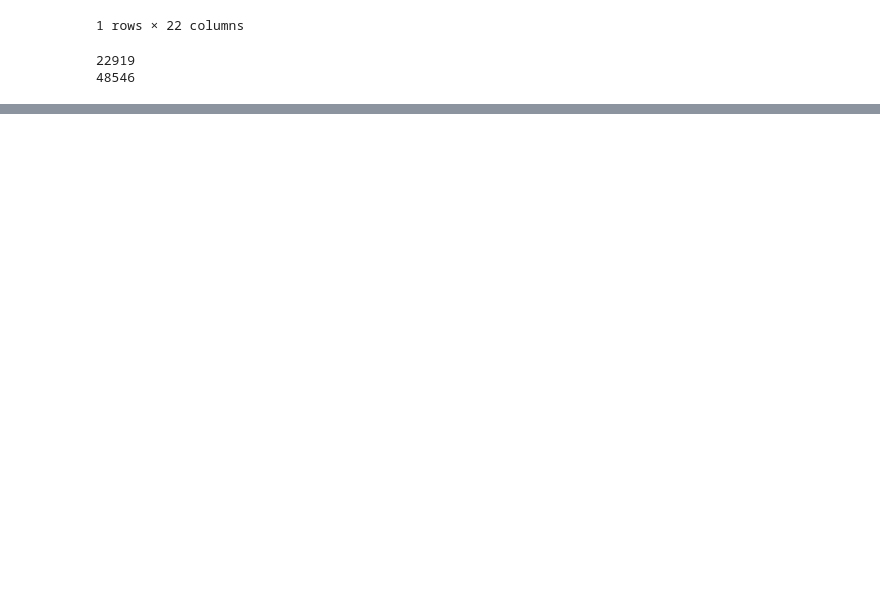
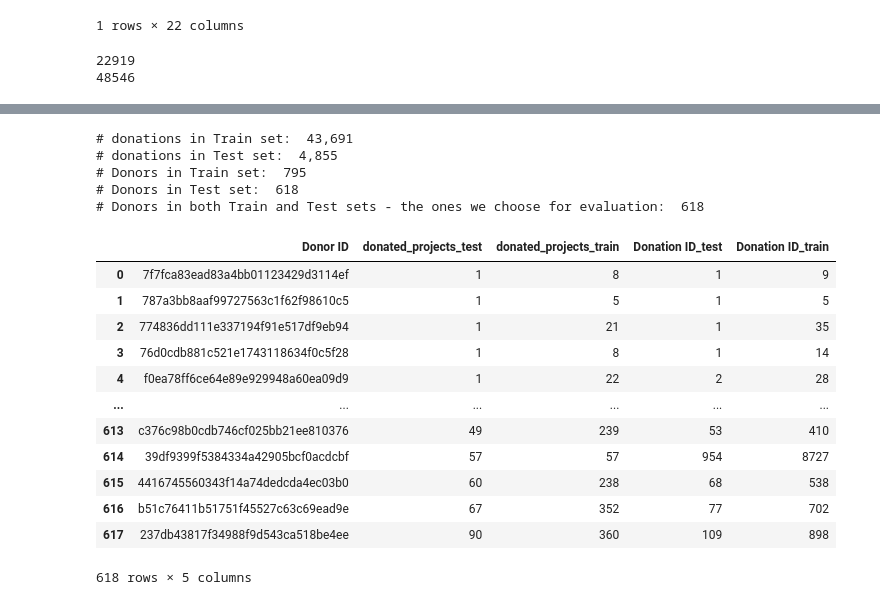
Before and after one commit to mitramir55/Recommender-systems, a Jupyter notebook: TFIDF.ipynb, the cells around one changed output, grey strips where cells are left out. Saved outputs shown, nothing was run; the diff lists cells and outputs as text; code cells hidden in the pictures; blank space fills up the shorter version.

```diff
--- a/TFIDF.ipynb
+++ b/TFIDF.ipynb
@@ -121,0 +137,47 @@ tfidf_matrix.shape = (860, 3146)
+# %%
+df_train, df_test = train_test_split(df, test_size=0.1, random_state=42)
+
+print('# donations in Train set: ', f"{len(df_train):,}")
+print('# donations in Test set: ',  f"{len(df_test):,}")
+
+print('# Donors in Train set: ', f"{len(df_train['Donor ID'].unique()):,}")
+print('# Donors in Test set: ',  f"{len(df_test['Donor ID'].unique()):,}")
+
+
+print('# Donors in both Train and Test sets - the ones we choose for evaluation: ',
+      colored(f"{len(df_train[df_train['Donor ID'].isin(df_test['Donor ID'].values.tolist())]['Donor ID'].unique()):,}", 'blue'))
+
+
+
+df_train = df_train[df_train['Donor ID'].isin(df_test['Donor ID'].values.tolist())].reset_index(drop=True)
+df_test = df_test[df_test['Donor ID'].isin(df_train['Donor ID'].values.tolist())].reset_index(drop=True)
+
+# sum of donation in a grouped by donor id dataset
+df_train_donor_index = df_train.groupby(by = ['Donor ID', 'Project ID']).sum()[['Donation Amount']].reset_index().set_index('Donor ID')
+df_test_donor_index = df_test.groupby(by = ['Donor ID', 'Project ID']).sum()[['Donation Amount']].reset_index().set_index('Donor ID')
+# %% [output]
+# donations in Train set:  43,691
+# donations in Test set:  4,855
+# Donors in Train set:  795
+# Donors in Test set:  618
+# Donors in both Train and Test sets - the ones we choose for evaluation:  618
+# %%
+test_train_comparison_df = pd.merge(right = df_train.groupby('Donor ID').count()[['Donation ID']].reset_index(), left = df_test.groupby('Donor ID').count()[['Donation ID']].reset_index(), on='Donor ID', suffixes=('_test', '_train')).sort_values(by='Donation ID_test').reset_index(drop=True)
+test_train_comparison_df = pd.merge(right = test_train_comparison_df, left = df_train.groupby('Donor ID'). agg({"Project ID": "nunique"})[['Project ID']].reset_index().rename(columns={'Project ID': 'donated_projects_train'}), on='Donor ID')
+test_train_comparison_df = pd.merge(right = test_train_comparison_df, left = df_test.groupby('Donor ID'). agg({"Project ID": "nunique"})[['Project ID']].reset_index().rename(columns={'Project ID': 'donated_projects_test'}), on='Donor ID')
+
+test_train_comparison_df.sort_values(by='donated_projects_test').reset_index(drop=True)
+# %% [output]
+|  | Donor ID | donated_projects_test | donated_projects_train | Donation ID_test | Donation ID_train |
+| 0 | 7f7fca83ead83a4bb01123429d3114ef | 1 | 8 | 1 | 9 |
+| 1 | 787a3bb8aaf99727563c1f62f98610c5 | 1 | 5 | 1 | 5 |
+| 2 | 774836dd111e337194f91e517df9eb94 | 1 | 21 | 1 | 35 |
+| 3 | 76d0cdb881c521e1743118634f0c5f28 | 1 | 8 | 1 | 14 |
+| 4 | f0ea78ff6ce64e89e929948a60ea09d9 | 1 | 22 | 2 | 28 |
+| ... | ... | ... | ... | ... | ... |
+| 613 | c376c98b0cdb746cf025bb21ee810376 | 49 | 239 | 53 | 410 |
+| 614 | 39df9399f5384334a42905bcf0acdcbf | 57 | 57 | 954 | 8727 |
+| 615 | 4416745560343f14a74dedcda4ec03b0 | 60 | 238 | 68 | 538 |
+| 616 | b51c76411b51751f45527c63c69ead9e | 67 | 352 | 77 | 702 |
+| 617 | 237db43817f34988f9d543ca518be4ee | 90 | 360 | 109 | 898 |
+618 rows × 5 columns
```
Also changed, not shown: parts of 22 cells of this notebook.
